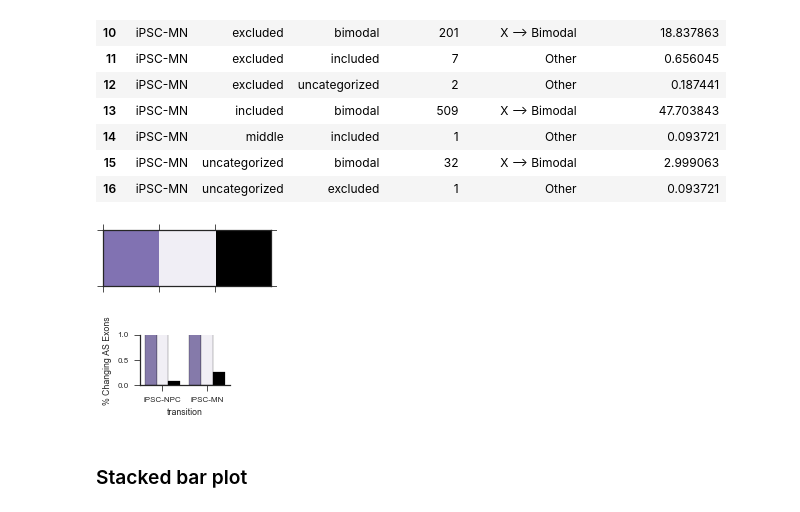
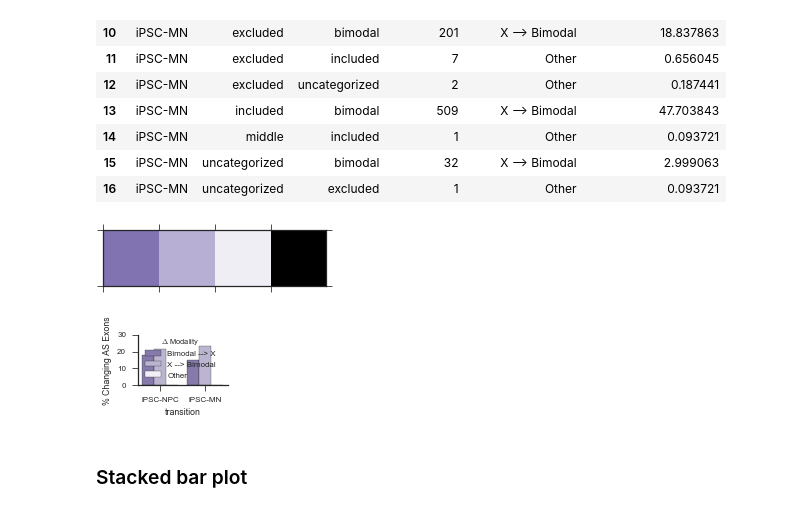
Before and after one commit to YeoLab/singlecell_pnm, a Jupyter notebook: 5._Figure_5/5.00_Figure_5A_modality_transitions_heatmaps_barplots.ipynb, the cells around one changed output. Drawn from its saved outputs; the diff is of its cells as text; code cells hidden in the pictures.

```diff
--- a/5._Figure_5/5.00_Figure_5A_modality_transitions_heatmaps_barplots.ipynb
+++ b/5._Figure_5/5.00_Figure_5A_modality_transitions_heatmaps_barplots.ipynb
@@ -726,10 +729,10 @@ delta_modalities
 | 15 | iPSC-MN | uncategorized | bimodal | 32 | X --> Bimodal | 2.999063 |
 | 16 | iPSC-MN | uncategorized | excluded | 1 | Other | 0.093721 |
 # %%
-palette = sns.light_palette(MODALITY_TO_COLOR['bimodal'], n_colors=2, reverse=True) + ['k']
+palette = sns.light_palette(MODALITY_TO_COLOR['bimodal'], n_colors=3, reverse=True) + ['k']
 sns.palplot(palette)
 # %% [output]
-[figure, old version]
+[figure, new version]
 # %%
 fig, ax = plt.subplots(figsize=(2, 1.5))
 
@@ -742,11 +745,11 @@ sns.despine()
 fig.tight_layout()
 fig.savefig('{}/changing_modalities_barplot.pdf'.format(folder))
 
-ax.set(ylim=(0, 1))
-ax.legend_.set_visible(False)
-fig.savefig('{}/changing_modalities_barplot_zoom.pdf'.format(folder))
+# ax.set(ylim=(0, 1))
+# ax.legend_.set_visible(False)
+# fig.savefig('{}/changing_modalities_barplot_zoom.pdf'.format(folder))
 # %% [output]
-[figure, old version]
+[figure, new version]
 # %% [markdown]
 ### Stacked bar plot
 # %%
```
Also changed, not shown: parts of 4 cells of this notebook, 17 other files.
